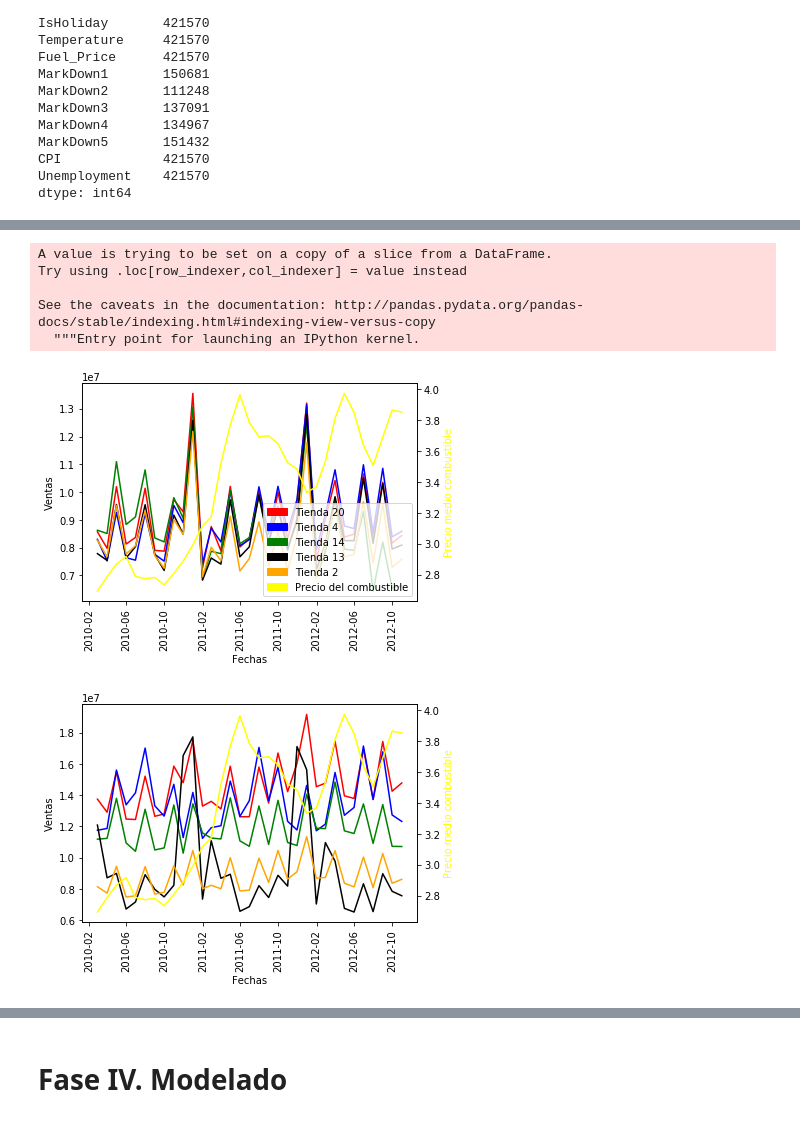
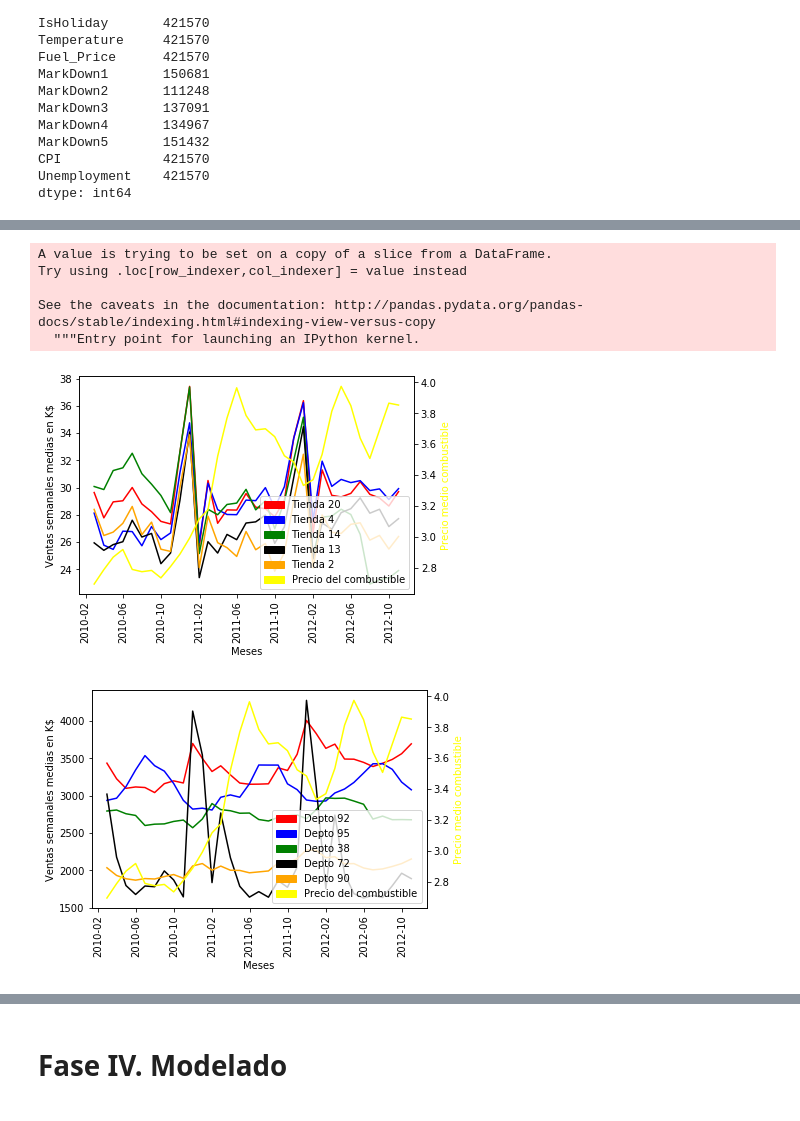
Before and after one commit to ccolado/master-big-data-walmart, a Jupyter notebook: Walmart.ipynb, the cells around one changed output, grey strips where cells are left out. Cells and saved outputs as stored; diff of their text form; code cells hidden in the pictures.

```diff
--- a/Walmart.ipynb
+++ b/Walmart.ipynb
@@ -447,6 +458,6 @@ clean_walmart_dataset.sort_values(by='Weekly_Sales', ascending=False).head(3)
 # %%
 clean_walmart_dataset["Date_Formatted"] = pd.to_datetime(clean_walmart_dataset.Date, format='%Y-%m-%d')
-sales_complete_by_store_and_date = clean_walmart_dataset[["Store", "Date_Formatted", "Weekly_Sales"]].groupby(["Store", "Date_Formatted"]).sum()
+sales_complete_by_store_and_date = clean_walmart_dataset[["Store", "Date_Formatted", "Weekly_Sales"]].groupby(["Store", "Date_Formatted"]).mean()
 mean_fuelprice_by_date = clean_walmart_dataset[["Date_Formatted", "Fuel_Price"]].groupby(["Date_Formatted"]).mean()
 %matplotlib inline
 import matplotlib.pyplot as plt
@@ -459,18 +470,17 @@ green_patch = mpatches.Patch(color='green', label='Tienda 14')
 black_patch = mpatches.Patch(color='black', label='Tienda 13')
 orange_patch = mpatches.Patch(color='orange', label='Tienda 2')
 yellow_patch = mpatches.Patch(color='yellow', label='Precio del combustible')
-ax1.set_xlabel('Fechas')
-ax1.set_ylabel('Ventas')
-store20 = plt.plot(sales_complete_by_store_and_date.loc[20].resample('M').sum(), color="red")
-store4 = plt.plot(sales_complete_by_store_and_date.loc[4].resample('M').sum(), color="blue")
-store14 = plt.plot(sales_complete_by_store_and_date.loc[14].resample('M').sum(), color="green")
-store13 = plt.plot(sales_complete_by_store_and_date.loc[13].resample('M').sum(), color="black")
-store2 = plt.plot(sales_complete_by_store_and_date.loc[2].resample('M').sum(), color="orange")
+ax1.set_xlabel('Meses')
+ax1.set_ylabel('Ventas semanales medias en K$')
+store20 = plt.plot(sales_complete_by_store_and_date.loc[20].resample('M').mean()/1000, color="red")
+store4 = plt.plot(sales_complete_by_store_and_date.loc[4].resample('M').mean()/1000, color="blue")
+store14 = plt.plot(sales_complete_by_store_and_date.loc[14].resample('M').mean()/1000, color="green")
+store13 = plt.plot(sales_complete_by_store_and_date.loc[13].resample('M').mean()/1000, color="black")
+store2 = plt.plot(sales_complete_by_store_and_date.loc[2].resample('M').mean()/1000, color="orange")
 ax2 = ax1.twinx()
 ax2.set_ylabel('Precio medio combustible', color='yellow')
 ax2.tick_params('y', colors='black')
 mean_fuel_price = ax2.plot(mean_fuelprice_by_date.resample('M').mean(), color="yellow")
-#_ = fig.tight_layout()
 _= plt.legend(handles=[red_patch, blue_patch, green_patch, black_patch, orange_patch, yellow_patch])
 plt.show()
 # %% [output]
@@ -479,30 +489,31 @@ Try using .loc[row_indexer,col_indexer] = value instead
 
 See the caveats in the documentation: http://pandas.pydata.org/pandas-docs/stable/indexing.html#indexing-view-versus-copy
   """Entry point for launching an IPython kernel.
-[figure, old version]
+[figure, new version]
 # %%
 sales_complete_by_dpto_and_date = clean_walmart_dataset[["Dept", "Date_Formatted", "Weekly_Sales"]].groupby(["Dept", "Date_Formatted"]).sum()
 %matplotlib inline
 import matplotlib.pyplot as plt
 import matplotlib.patches as mpatches
 fig, ax1 = plt.subplots()
 _= plt.xticks(rotation=90)
 red_dpto_patch = mpatches.Patch(color='red', label='Depto 92')
 blue_dpto_patch = mpatches.Patch(color='blue', label='Depto 95')
 green_dpto_patch = mpatches.Patch(color='green', label='Depto 38')
 black_dpto_patch = mpatches.Patch(color='black', label='Depto 72')
 orange_dpto_patch = mpatches.Patch(color='orange', label='Depto 90')
 yellow_dpto_patch = mpatches.Patch(color='yellow', label='Precio del combustible')
-ax1.set_xlabel('Fechas')
-ax1.set_ylabel('Ventas')
-dpto92 = plt.plot(sales_by_dpto_and_date.loc[92].resample('M').sum(), color="red")
-dpto95 = plt.plot(sales_by_dpto_and_date.loc[95].resample('M').sum(), color="blue")
-dpto38 = plt.plot(sales_by_dpto_and_date.loc[38].resample('M').sum(), color="green")
-dpto72 = plt.plot(sales_by_dpto_and_date.loc[72].resample('M').sum(), color="black")
-dpto90 = plt.plot(sales_by_dpto_and_date.loc[90].resample('M').sum(), color="orange")
+ax1.set_xlabel('Meses')
+ax1.set_ylabel('Ventas semanales medias en K$')
+dpto92 = plt.plot(sales_by_dpto_and_date.loc[92].resample('M').mean()/1000, color="red")
+dpto95 = plt.plot(sales_by_dpto_and_date.loc[95].resample('M').mean()/1000, color="blue")
+dpto38 = plt.plot(sales_by_dpto_and_date.loc[38].resample('M').mean()/1000, color="green")
+dpto72 = plt.plot(sales_by_dpto_and_date.loc[72].resample('M').mean()/1000, color="black")
+dpto90 = plt.plot(sales_by_dpto_and_date.loc[90].resample('M').mean()/1000, color="orange")
 ax2 = ax1.twinx()
 ax2.set_ylabel('Precio medio combustible', color='yellow')
 ax2.tick_params('y', colors='black')
 mean_fuel_price = ax2.plot(mean_fuelprice_by_date.resample('M').mean(), color="yellow")
+_= plt.legend(handles=[red_dpto_patch, blue_dpto_patch, green_dpto_patch, black_dpto_patch, orange_dpto_patch, yellow_dpto_patch])
 # %% [output]
-[figure, old version]
+[figure, new version]
```
Also changed, not shown: parts of 19 cells of this notebook.
